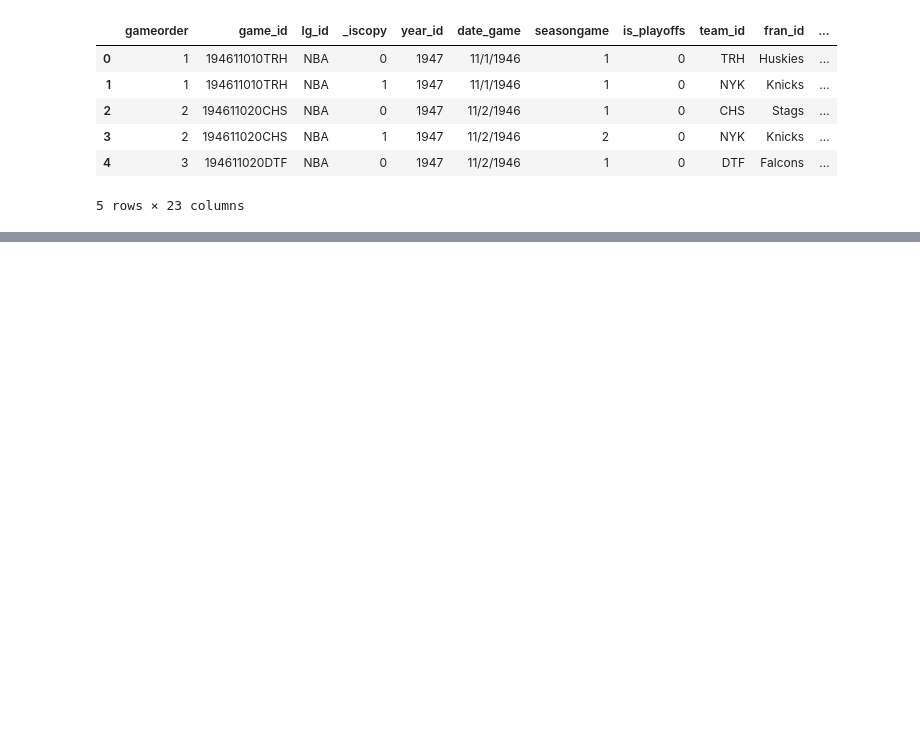
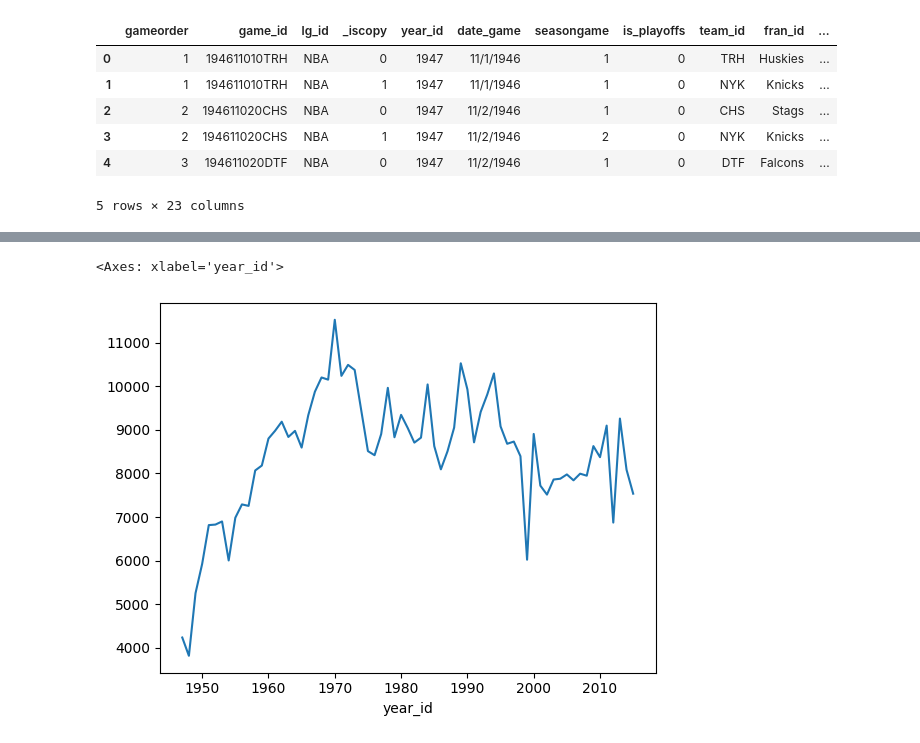
Before and after one commit to sara-zeus/NBA-History-Cleaned-Data, a Jupyter notebook: Viz.ipynb, the cells around one changed output, grey strips where cells are left out. Cells and saved outputs as stored; diff of their text form; code cells hidden in the pictures; blank space fills up the shorter version.

```diff
--- a/Viz.ipynb
+++ b/Viz.ipynb
@@ -23,0 +47,5 @@ nba.head()
+# %%
+Knicks_pts_by_year.plot()
+# %% [output]
+<Axes: xlabel='year_id'>
+[figure, added]
```
Also changed, not shown: parts of 8 cells of this notebook.
